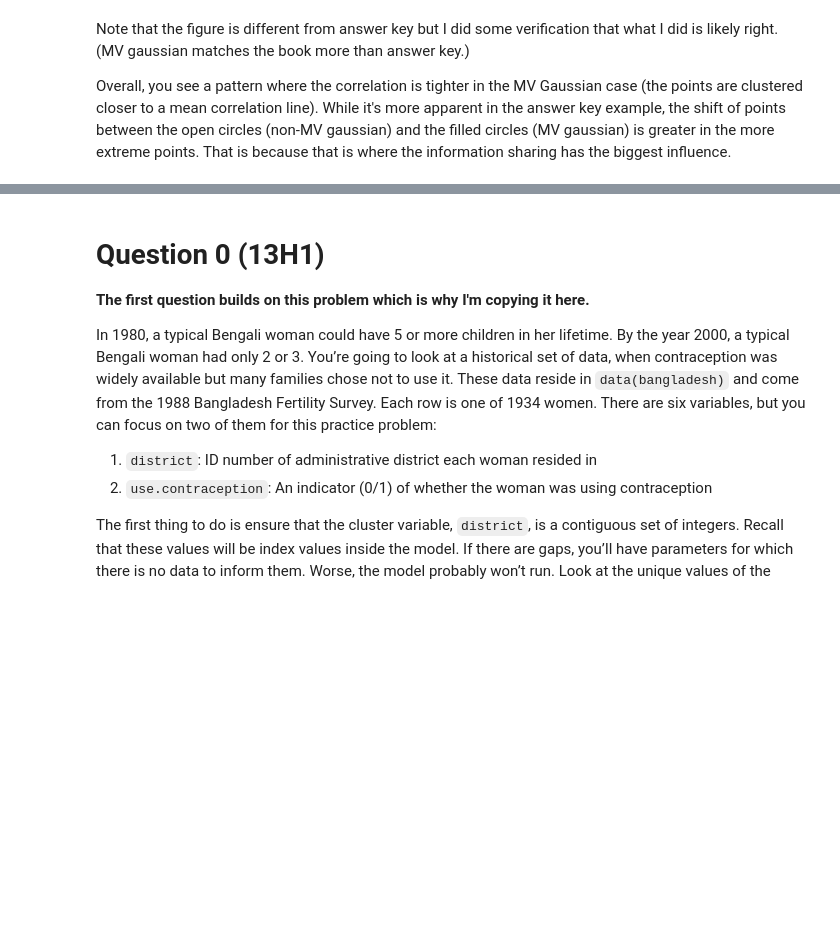
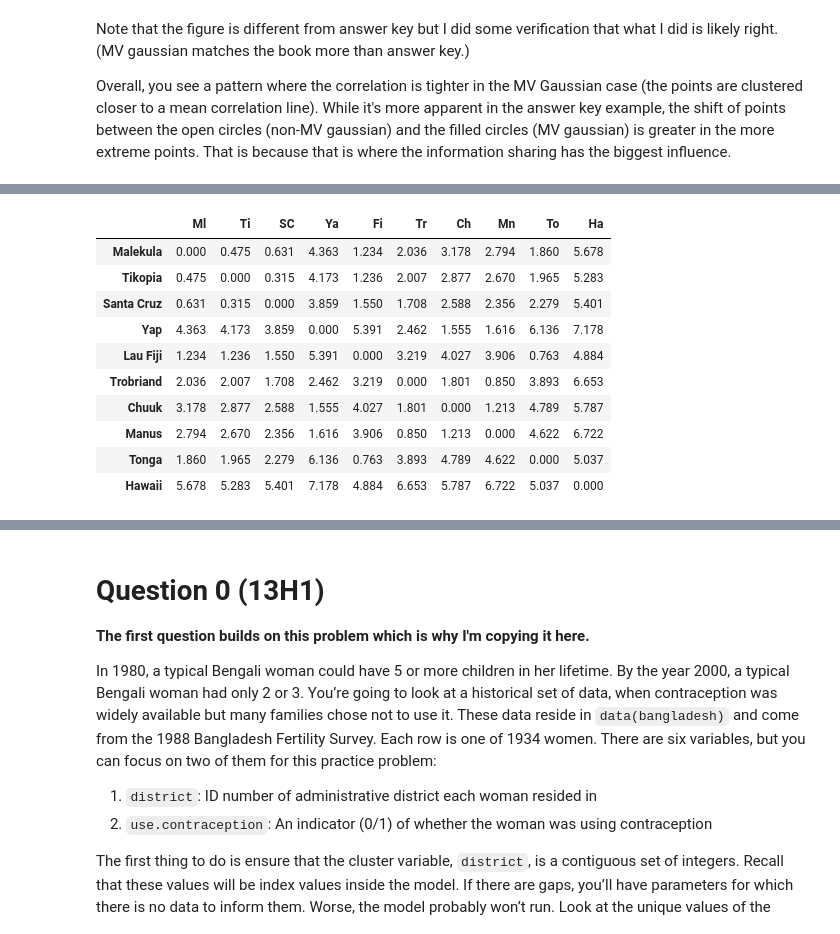
Before and after one commit to benslack19/stats_rethinking, a Jupyter notebook: stats_rethinking_ch14_EOC.ipynb, the cells around one changed output, grey strips where cells are left out. Saved outputs shown, nothing was run; the diff lists cells and outputs as text; code cells hidden in the pictures; blank space fills up the shorter version.

```diff
--- a/stats_rethinking_ch14_EOC.ipynb
+++ b/stats_rethinking_ch14_EOC.ipynb
@@ -425,0 +563,15 @@ Overall, you see a pattern where the correlation is tighter in the MV Gaussian c
+# %%
+Dmat = pd.read_csv('/Users/blacar/Documents/ds_projects/stats_rethinking/pymc3_ed_resources/resources/Rethinking_2/Data/islandsDistMatrix.csv', index_col=0)
+Dmat
+# %% [output]
+|  | Ml | Ti | SC | Ya | Fi | Tr | Ch | Mn | To | Ha |
+| Malekula | 0.000 | 0.475 | 0.631 | 4.363 | 1.234 | 2.036 | 3.178 | 2.794 | 1.860 | 5.678 |
+| Tikopia | 0.475 | 0.000 | 0.315 | 4.173 | 1.236 | 2.007 | 2.877 | 2.670 | 1.965 | 5.283 |
+| Santa Cruz | 0.631 | 0.315 | 0.000 | 3.859 | 1.550 | 1.708 | 2.588 | 2.356 | 2.279 | 5.401 |
+| Yap | 4.363 | 4.173 | 3.859 | 0.000 | 5.391 | 2.462 | 1.555 | 1.616 | 6.136 | 7.178 |
+| Lau Fiji | 1.234 | 1.236 | 1.550 | 5.391 | 0.000 | 3.219 | 4.027 | 3.906 | 0.763 | 4.884 |
+| Trobriand | 2.036 | 2.007 | 1.708 | 2.462 | 3.219 | 0.000 | 1.801 | 0.850 | 3.893 | 6.653 |
+| Chuuk | 3.178 | 2.877 | 2.588 | 1.555 | 4.027 | 1.801 | 0.000 | 1.213 | 4.789 | 5.787 |
+| Manus | 2.794 | 2.670 | 2.356 | 1.616 | 3.906 | 0.850 | 1.213 | 0.000 | 4.622 | 6.722 |
+| Tonga | 1.860 | 1.965 | 2.279 | 6.136 | 0.763 | 3.893 | 4.789 | 4.622 | 0.000 | 5.037 |
+| Hawaii | 5.678 | 5.283 | 5.401 | 7.178 | 4.884 | 6.653 | 5.787 | 6.722 | 5.037 | 0.000 |
```
Also changed, not shown: parts of 33 cells of this notebook, 2 other files.
